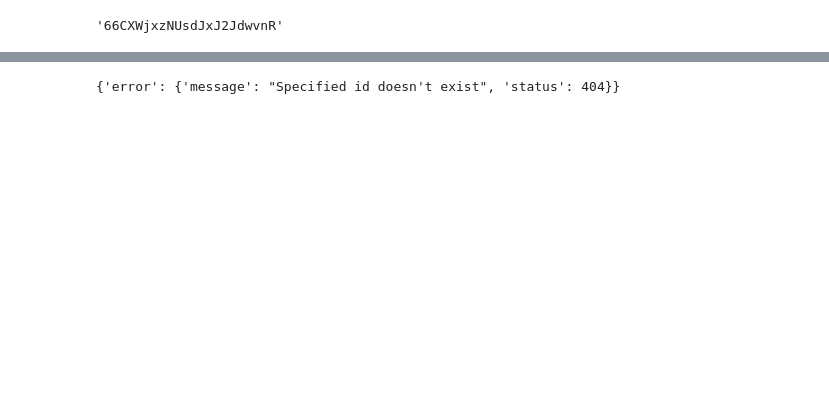
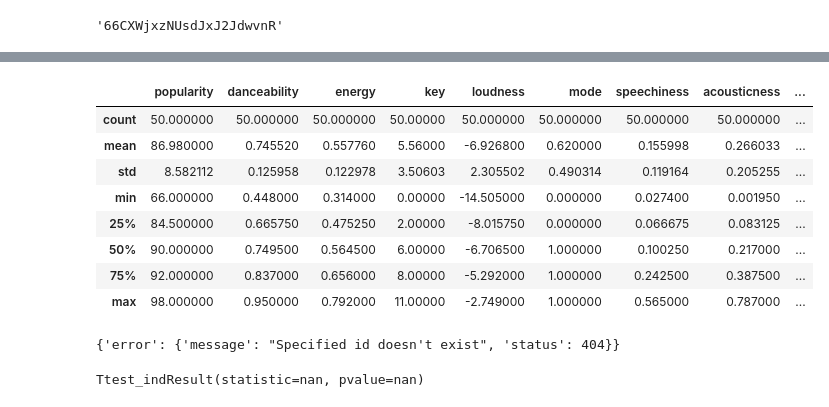
Before and after one commit to czwong/Project-1, a Jupyter notebook: Spotify Top 50 .ipynb, the cells around one changed output, grey strips where cells are left out. Saved outputs shown, nothing was run; the diff lists cells and outputs as text; code cells hidden in the pictures; blank space fills up the shorter version.

```diff
--- a/Spotify Top 50 .ipynb
+++ b/Spotify Top 50 .ipynb
@@ -136,4 +159,16 @@ data
 50 rows × 21 columns
+# %%
+data.describe()
+# %% [output]
+|  | popularity | danceability | energy | key | loudness | mode | speechiness | acousticness | ... |
+| count | 50.000000 | 50.000000 | 50.000000 | 50.00000 | 50.000000 | 50.000000 | 50.000000 | 50.000000 | ... |
+| mean | 86.980000 | 0.745520 | 0.557760 | 5.56000 | -6.926800 | 0.620000 | 0.155998 | 0.266033 | ... |
+| std | 8.582112 | 0.125958 | 0.122978 | 3.50603 | 2.305502 | 0.490314 | 0.119164 | 0.205255 | ... |
+| min | 66.000000 | 0.448000 | 0.314000 | 0.00000 | -14.505000 | 0.000000 | 0.027400 | 0.001950 | ... |
+| 25% | 84.500000 | 0.665750 | 0.475250 | 2.00000 | -8.015750 | 0.000000 | 0.066675 | 0.083125 | ... |
+| 50% | 90.000000 | 0.749500 | 0.564500 | 6.00000 | -6.706500 | 1.000000 | 0.100250 | 0.217000 | ... |
+| 75% | 92.000000 | 0.837000 | 0.656000 | 8.00000 | -5.292000 | 1.000000 | 0.242500 | 0.387500 | ... |
+| max | 98.000000 | 0.950000 | 0.792000 | 11.00000 | -2.749000 | 1.000000 | 0.565000 | 0.787000 | ... |
 # %%
 #wanted to find a list of all playlists in the Top 50 Charts by Country category, but such category does not exist in the API.
 #alternate resolution: manually copy and paste the playlist ids from spotify
@@ -150,0 +189,4 @@ data.to_csv("top50us.csv", encoding='utf-8', index=False)
+# %%
+stats.ttest_ind(uspop,brazilpop, equal_var=False)
+# %% [output]
+Ttest_indResult(statistic=nan, pvalue=nan)
```
Also changed, not shown: parts of 7 cells of this notebook, 4 other files.
